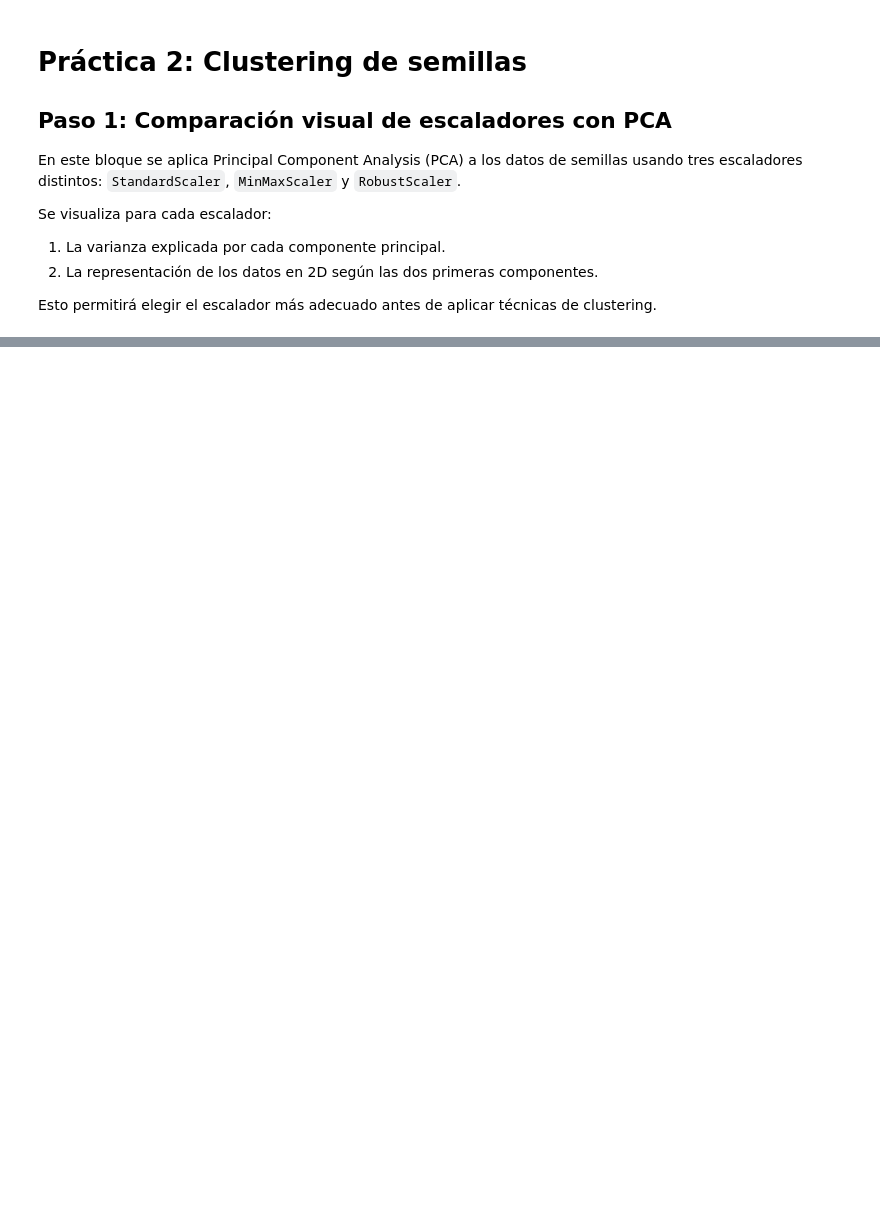
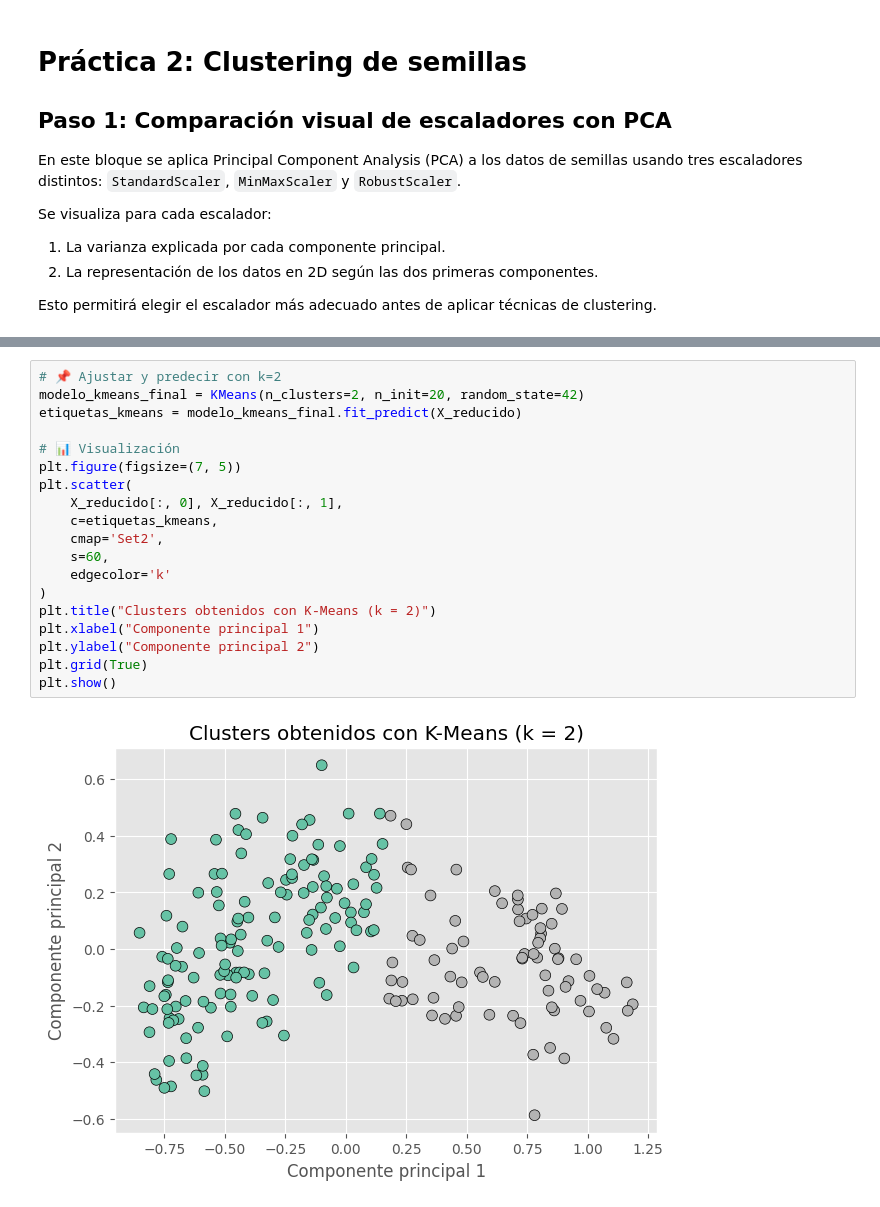
Before and after one commit to 100495884/Aprendizaje-Automatico-P2, a Jupyter notebook: notebooks/notebook_p2.ipynb, the cells around one changed output, grey strips where cells are left out. Drawn from its saved outputs; the diff is of its cells as text; blank space fills up the shorter version.

```diff
--- a/notebooks/notebook_p2.ipynb
+++ b/notebooks/notebook_p2.ipynb
@@ -99,0 +185,21 @@ mostrar_pca_2d(X, RobustScaler(), 'RobustScaler', seed + 2)
+# %%
+# 📌 Ajustar y predecir con k=2
+modelo_kmeans_final = KMeans(n_clusters=2, n_init=20, random_state=42)
+etiquetas_kmeans = modelo_kmeans_final.fit_predict(X_reducido)
+
+# 📊 Visualización
+plt.figure(figsize=(7, 5))
+plt.scatter(
+    X_reducido[:, 0], X_reducido[:, 1],
+    c=etiquetas_kmeans,
+    cmap='Set2',
+    s=60,
+    edgecolor='k'
+)
+plt.title("Clusters obtenidos con K-Means (k = 2)")
+plt.xlabel("Componente principal 1")
+plt.ylabel("Componente principal 2")
+plt.grid(True)
+plt.show()
+# %% [output]
+[figure, added]
```
Also changed, not shown: parts of 36 cells of this notebook.
